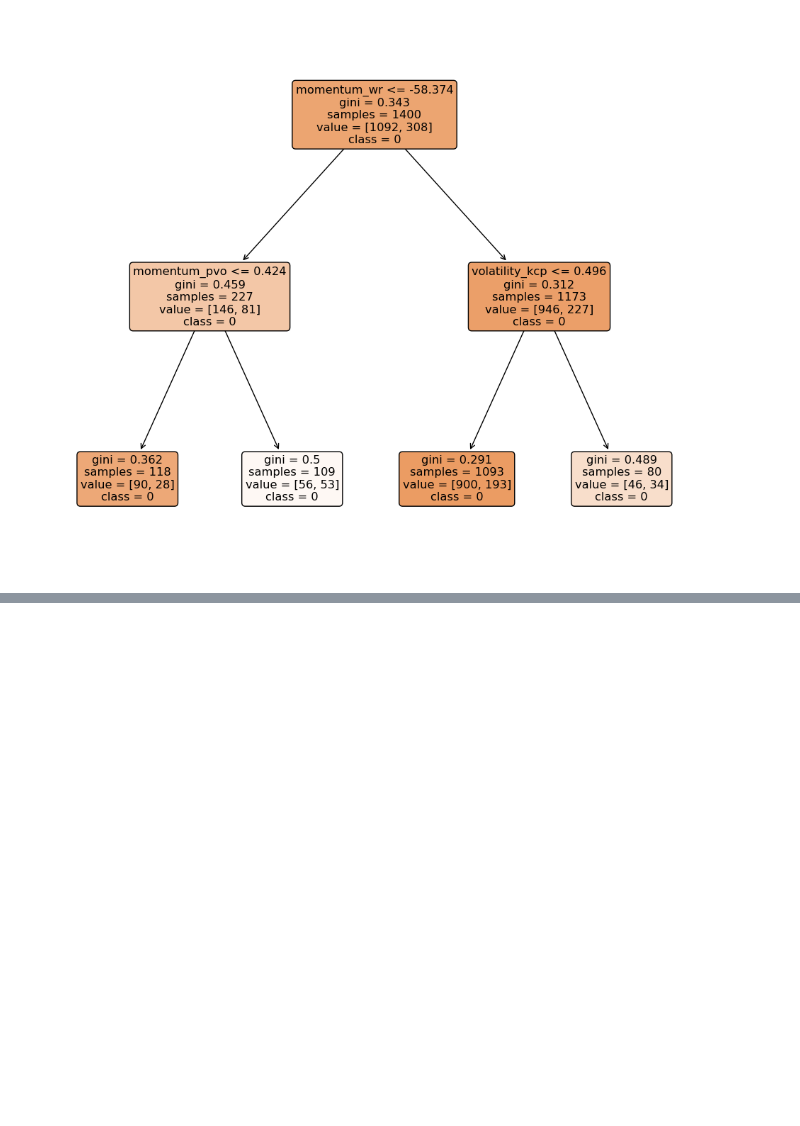
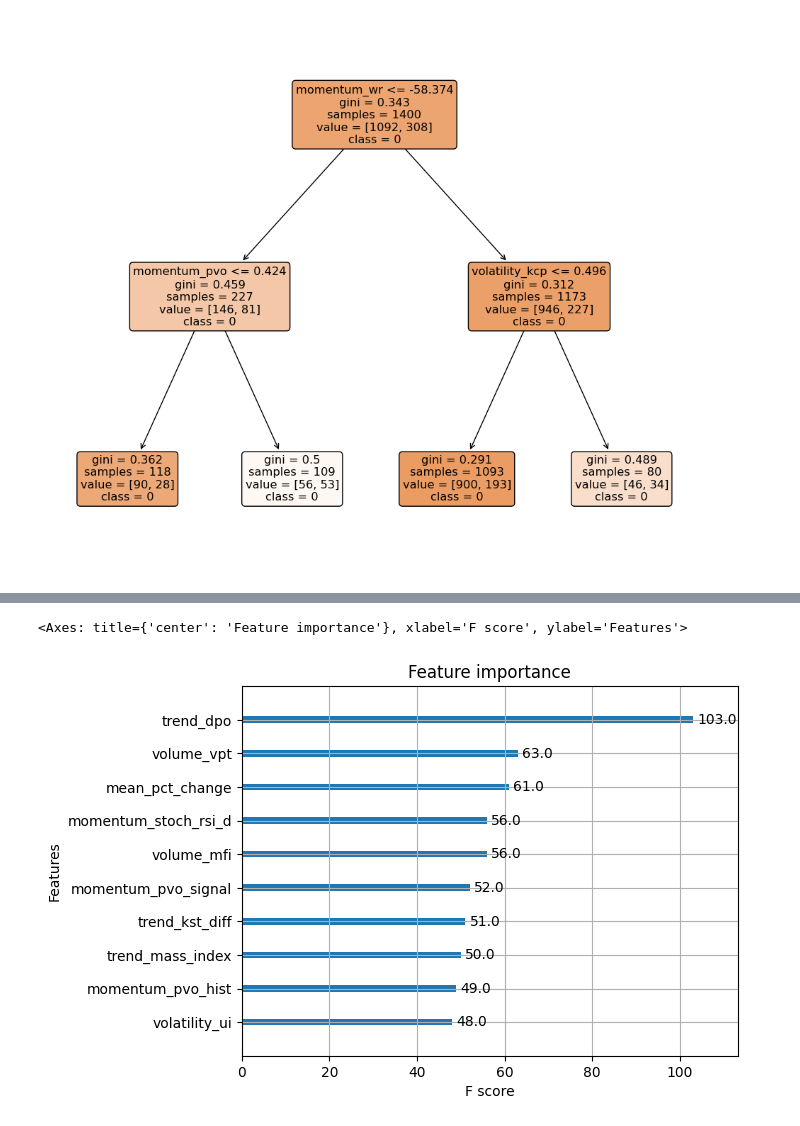
Before and after one commit to JustinGuese/ethereum-marketdepth, a Jupyter notebook: jupyternotebooks/explore-data.ipynb, the cells around one changed output, grey strips where cells are left out. Saved outputs shown, nothing was run; the diff lists cells and outputs as text; code cells hidden in the pictures; blank space fills up the shorter version.

Commit message:
adding xgboost to the mix

```diff
--- a/jupyternotebooks/explore-data.ipynb
+++ b/jupyternotebooks/explore-data.ipynb
@@ -223,0 +265,13 @@ tree.plot_tree(clf, feature_names = X.columns, class_names = ["0", "1"], filled
+# %%
+from sklearn.model_selection import train_test_split
+x_train, x_test, y_train, y_test = train_test_split(X, Y, test_size = 0.2, shuffle=True)
+# %%
+from xgboost import XGBClassifier
+
+clf = XGBClassifier()
+clf.fit(x_train, y_train)
+scr = clf.score(x_test, y_test)
+print("score: ", scr)
+
+pred = clf.predict(x_test)
+print(classification_report(y_test, pred))
@@ -223,0 +288,7 @@ tree.plot_tree(clf, feature_names = X.columns, class_names = ["0", "1"], filled
+# %%
+# plot feature importance
+from xgboost import plot_importance
+plot_importance(clf, max_num_features = 10)
+# %% [output]
+<Axes: title={'center': 'Feature importance'}, xlabel='F score', ylabel='Features'>
+[figure, added]
```
Also changed, not shown: parts of 6 cells of this notebook.
